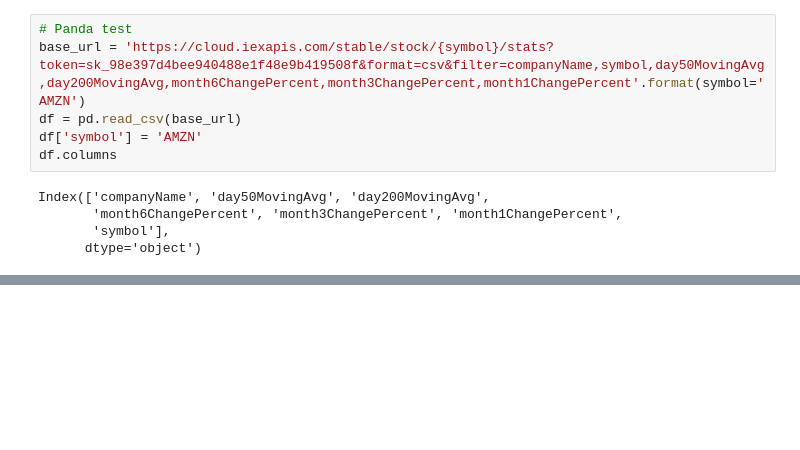
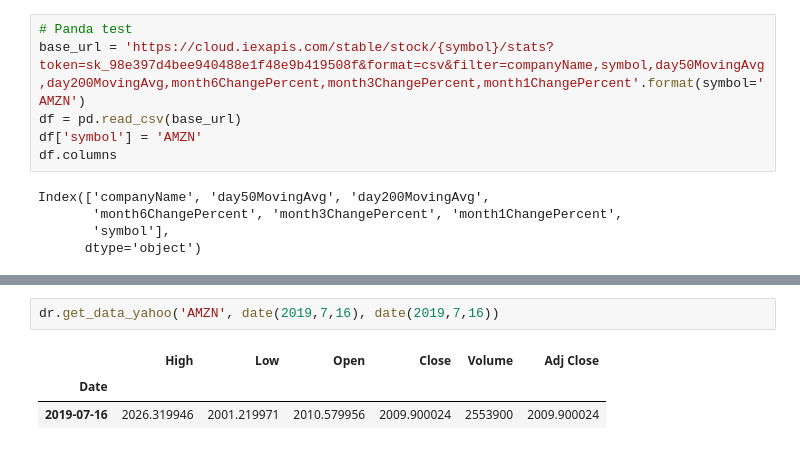
Before and after one commit to mmistroni/TensorFlowPlayground, a Jupyter notebook: StockAndNewsAPIs.ipynb, the cells around one changed output, grey strips where cells are left out. Saved outputs shown, nothing was run; the diff lists cells and outputs as text; blank space fills up the shorter version.

```diff
--- a/StockAndNewsAPIs.ipynb
+++ b/StockAndNewsAPIs.ipynb
@@ -214,0 +216,6 @@ get_latest_price('AMZN')
+# %%
+dr.get_data_yahoo('AMZN', date(2019,7,16), date(2019,7,16))
+# %% [output]
+|  | High | Low | Open | Close | Volume | Adj Close |
+| Date |  |  |  |  |  |  |
+| 2019-07-16 | 2026.319946 | 2001.219971 | 2010.579956 | 2009.900024 | 2553900 | 2009.900024 |
```
Also changed, not shown: parts of 13 cells of this notebook.
